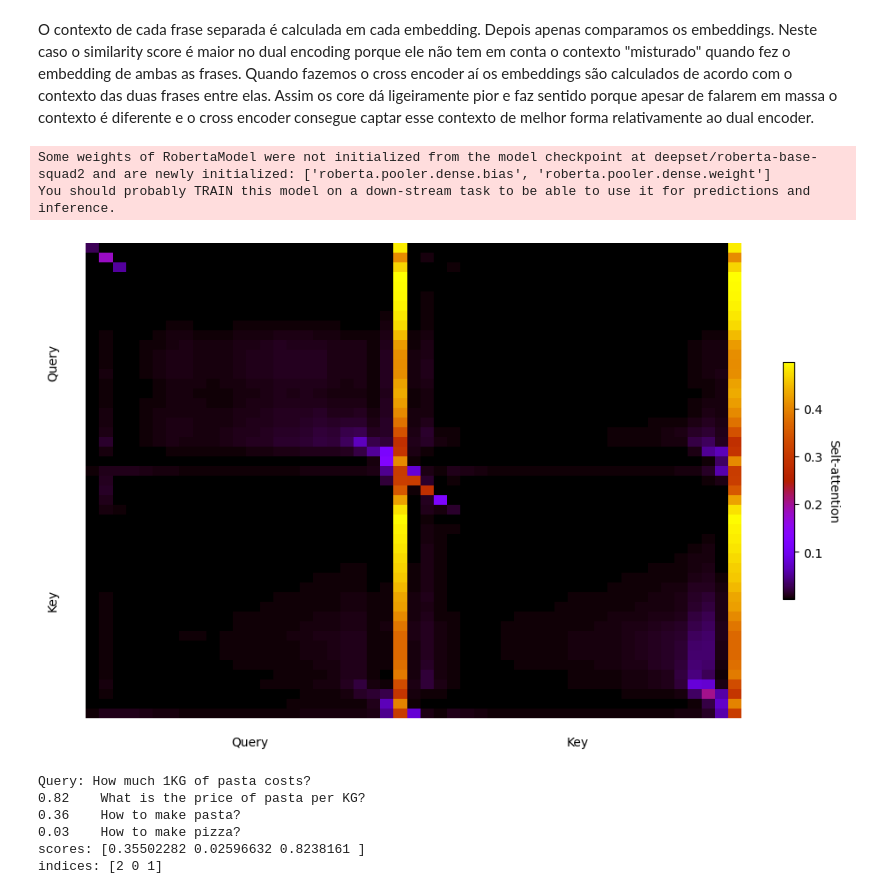
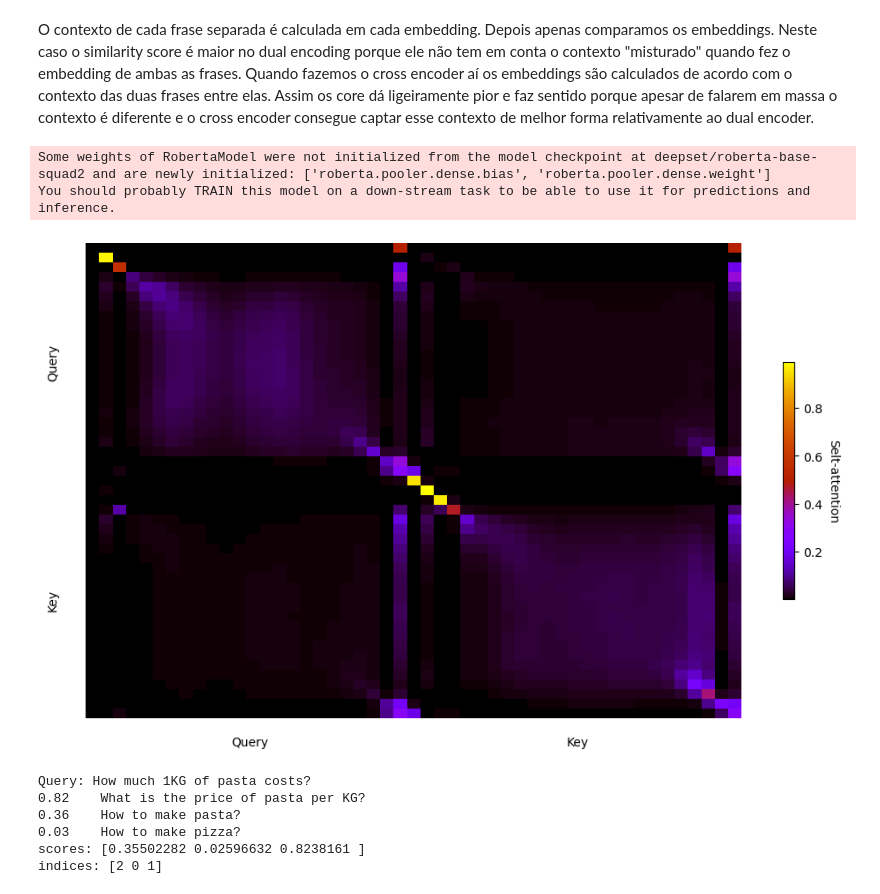
Before and after one commit to vladbug/CookingBot, a Jupyter notebook: plots.ipynb, the cells around one changed output. Drawn from its saved outputs; the diff is of its cells as text; code cells hidden in the pictures.

```diff
--- a/plots.ipynb
+++ b/plots.ipynb
@@ -153,7 +153,7 @@ model = BertModel.from_pretrained(model_name, output_hidden_states=True, output_
 
 token = "recipe "*20
 
-token_ids = tokenizer.encode(token, add_special_tokens=False, return_tensors="pt")[0]
+token_ids = tokenizer.encode(token, add_special_tokens=True, return_tensors="pt")[0]
 input_ids = token_ids.unsqueeze(0)  # Add batch dimension
 
 # Get positional embeddings from the BERT model
@@ -208,35 +208,35 @@ fig.set_figheight(7)
 fig.set_figwidth(12)
 plt.rcParams.update({'font.size': 10})
 
-j = 2
+j = 9
 
 sattention = attention[layer][0][j].numpy()
 sattention = np.flip(sattention, 0)
 
 im = ax.pcolormesh(sattention, cmap='gnuplot')
 
 ax.set_yticks(np.arange(len(tokens)))
 ax.set_yticklabels(reversed(tokens))
 ax.set_ylabel("Query")
 ax.set_xticks(np.arange(len(tokens)))
 ax.set_xticklabels(tokens)
 ax.set_xlabel("Key")
 ax.axis('off')
 ax.text(0.25, -0.05, 'Query', ha='center', va='center', transform=ax.transAxes)
 ax.text(0.75, -0.05, 'Key', ha='center', va='center', transform=ax.transAxes)
 ax.text(-0.05, 0.25, 'Key', ha='center', va='center', transform=ax.transAxes, rotation='vertical')
 ax.text(-0.05, 0.75, 'Query', ha='center', va='center', transform=ax.transAxes, rotation='vertical')
 plt.setp(ax.get_xticklabels(), rotation=45, ha="right",
             rotation_mode="anchor")
 
 
 cbar = fig.colorbar(im, ax=ax, location='right', shrink=0.5)
 cbar.ax.set_ylabel("Selt-attention", rotation=-90, va="bottom")
 plt.show()
 # %% [output]
 Some weights of RobertaModel were not initialized from the model checkpoint at deepset/roberta-base-squad2 and are newly initialized: ['roberta.pooler.dense.bias', 'roberta.pooler.dense.weight']
 You should probably TRAIN this model on a down-stream task to be able to use it for predictions and inference.
-[figure, old version]
+[figure, new version]
 # %%
 """
 This example computes the score between a query and all possible
```
Also changed, not shown: parts of 3 cells of this notebook.
